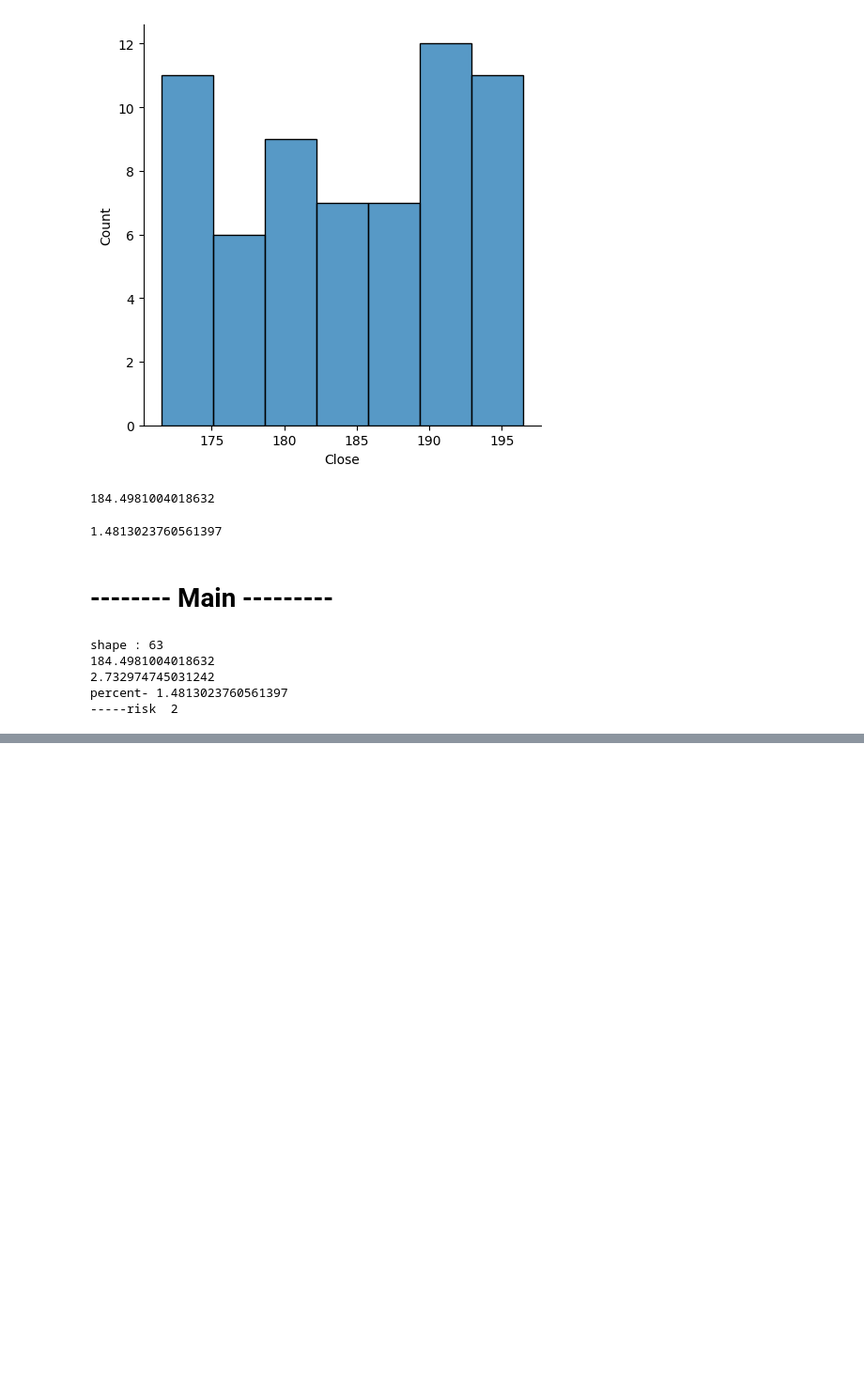
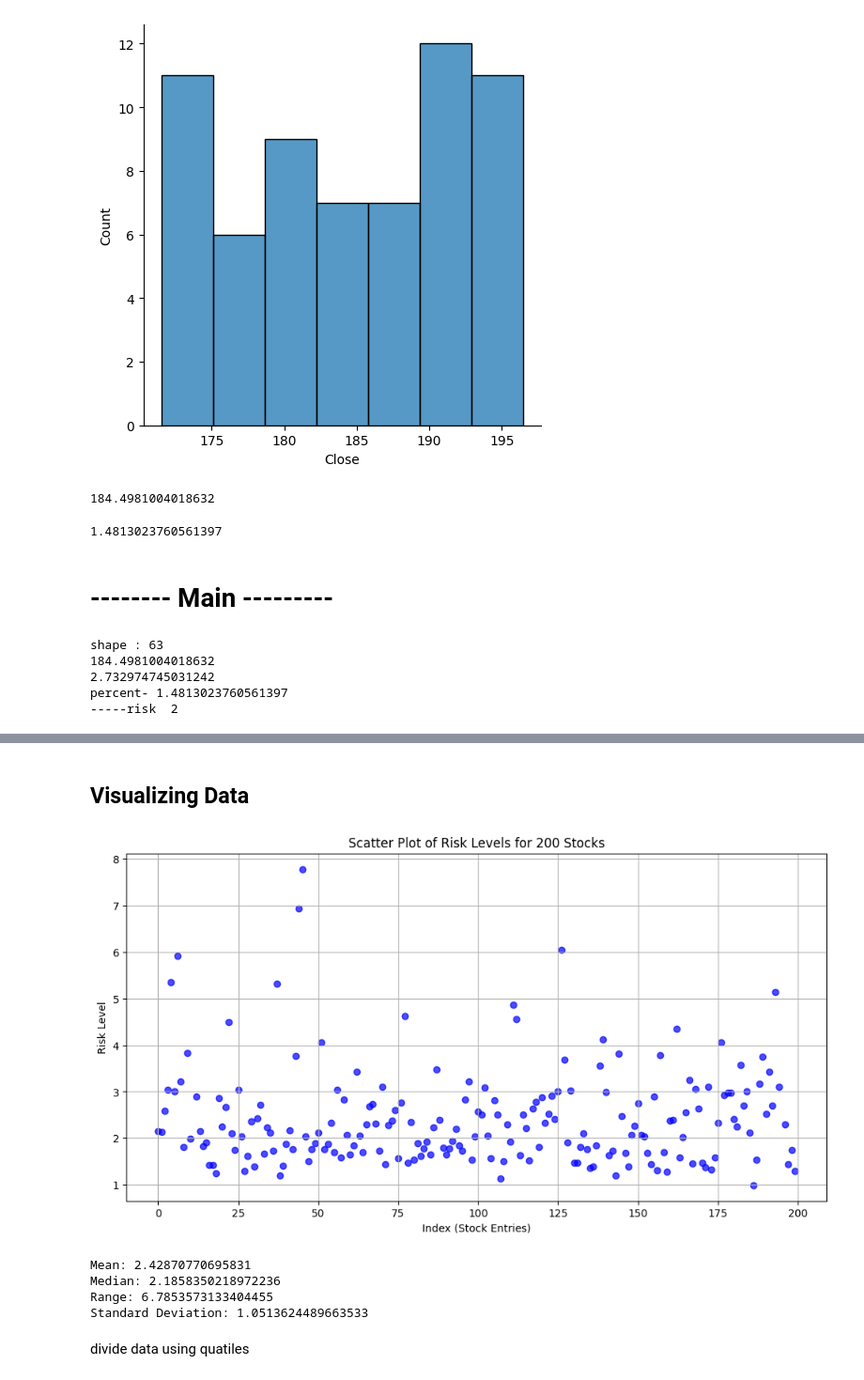
Before and after one commit to tanyaaton/stock-risk-classification, a Jupyter notebook: generate_risk.ipynb, the cells around one changed output, grey strips where cells are left out. Shown: that part at 94% size. Saved outputs shown, nothing was run; the diff lists cells and outputs as text; code cells hidden in the pictures; blank space fills up the shorter version.

```diff
--- a/generate_risk.ipynb
+++ b/generate_risk.ipynb
@@ -215,0 +288,9 @@ percent- 1.4813023760561397
+# %%
+df_stockname = stocks.Company[:200].drop(11)
+# %%
+# 4 motns data
+df_groundtruth = pd.DataFrame()
+df_groundtruth['Stock Name'] = df_stockname
+
+df_groundtruth['Risk Level'] = df_groundtruth['Stock Name'].apply(risk_from_his_2)
+df_groundtruth
@@ -215,0 +338,37 @@ percent- 1.4813023760561397
+# %% [markdown]
+## Visualizing Data
+# %%
+import matplotlib.pyplot as plt
+
+plt.figure(figsize=(12, 6))
+plt.scatter(df_groundtruth.index, df_groundtruth['Risk Level'], color='blue', alpha=0.7, marker='o')
+
+# Add labels and title
+plt.xlabel('Index (Stock Entries)')
+plt.ylabel('Risk Level')
+plt.title('Scatter Plot of Risk Levels for 200 Stocks')
+
+# Show the plot
+plt.grid(True)
+plt.show()
+# %% [output]
+[figure, added]
+# %%
+# Calculate statistics
+mean_value = df_groundtruth['Risk Level'].mean()
+median_value = df_groundtruth['Risk Level'].median()
+range_value = df_groundtruth['Risk Level'].max() - df_groundtruth['Risk Level'].min()
+std_dev = df_groundtruth['Risk Level'].std()
+
+# Print the results
+print(f"Mean: {mean_value}")
+print(f"Median: {median_value}")
+print(f"Range: {range_value}")
+print(f"Standard Deviation: {std_dev}")
+# %% [output]
+Mean: 2.42870770695831
+Median: 2.1858350218972236
+Range: 6.7853573133404455
+Standard Deviation: 1.0513624489663533
+# %% [markdown]
+divide data using quatiles
```
Also changed, not shown: parts of 6 cells of this notebook, 2 other files.
